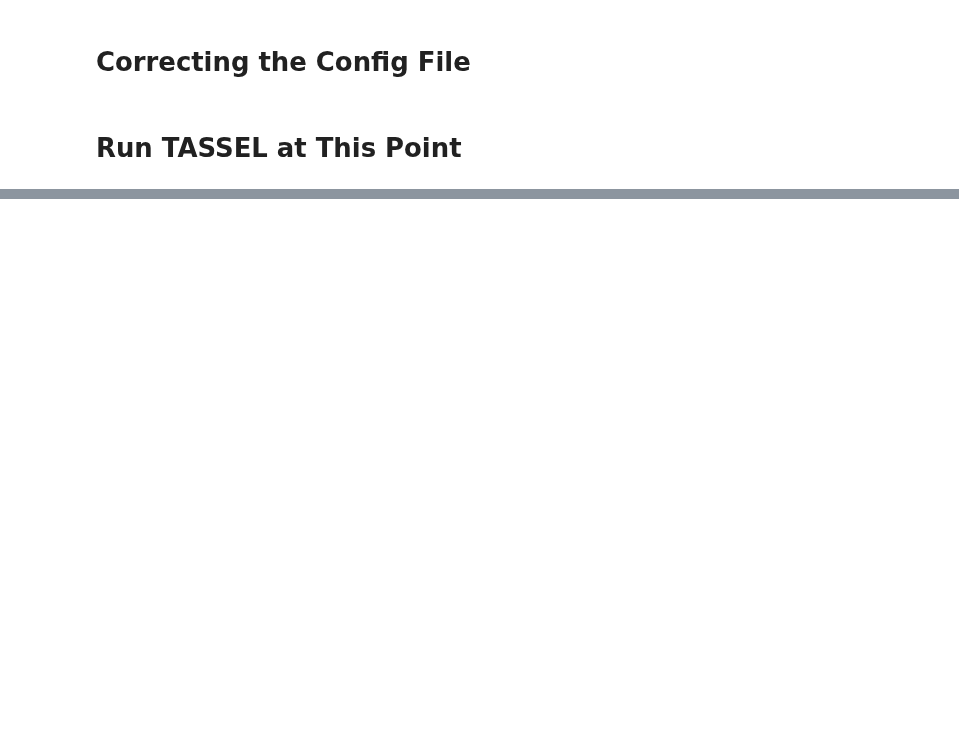
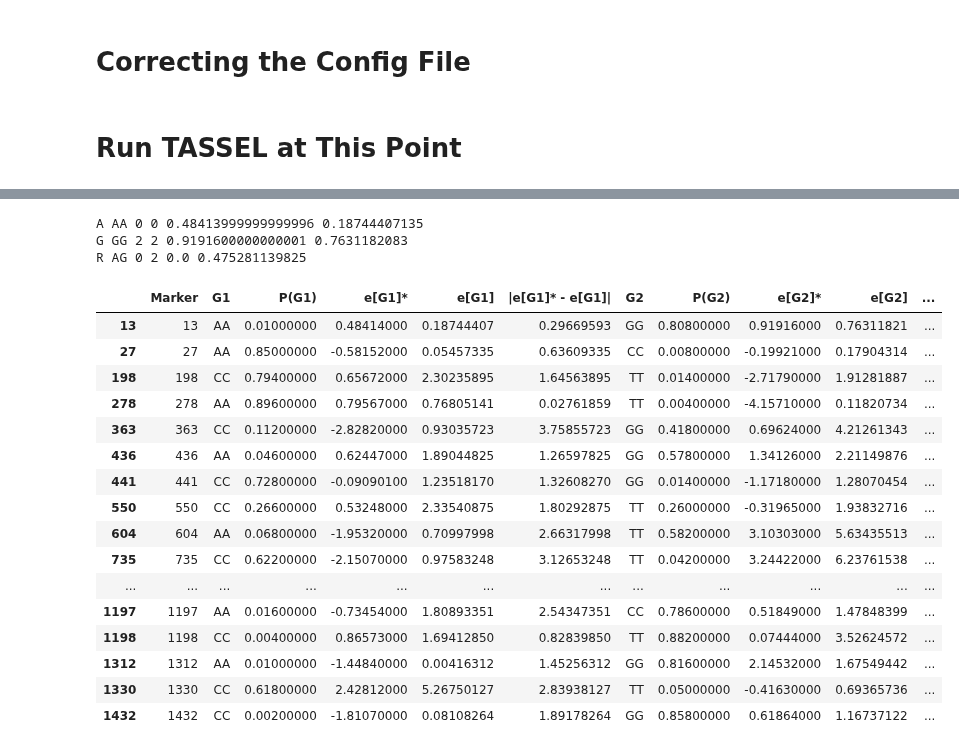
Before and after one commit to maizeatlas/saegus, a Jupyter notebook: devel/magic/1478/small_scale_run.ipynb, the cells around one changed output, grey strips where cells are left out. Drawn from its saved outputs; the diff is of its cells as text; code cells hidden in the pictures; blank space fills up the shorter version.

```diff
--- a/devel/magic/1478/small_scale_run.ipynb
+++ b/devel/magic/1478/small_scale_run.ipynb
@@ -180,0 +338,76 @@ for rep, sample_list in sample_library.items():
+# %%
+for allele in mapping_of_frames[13].Allele:
+    print(allele,
+         iupac_genotype_codes[allele],
+         snp_to_int[iupac_genotype_codes[allele][0]],
+         snp_to_int[iupac_genotype_codes[allele][1]],
+         float(mapping_of_frames[13].ix[mapping_of_frames[13].ix[:, 'Allele'] == allele].Effect),
+         ae_array[13, snp_to_int[iupac_genotype_codes[allele][0]]] +
+         ae_array[13, snp_to_int[iupac_genotype_codes[allele][1]]]
+         )
+# %% [output]
+A AA 0 0 0.48413999999999996 0.18744407135
+G GG 2 2 0.9191600000000001 0.7631182083
+R AG 0 2 0.0 0.475281139825
+# %%
+table_columns = [
+    'Marker',
+    'G1',
+    'P(G1)',
+    'e[G1]*',
+    'e[G1]',
+    '|e[G1]* - e[G1]|',
+    'G2',
+    'P(G2)',
+    'e[G2]*',
+    'e[G2]',
+    '|e[G2]* - e[G2]|',
+    'G3',
+    'P(G3)',
+    'e[G3]*',
+    'e[G3]',
+    '|e[G3]* - e[G3]|'
+]
+# %%
+genotypic_effects = pd.DataFrame(np.zeros((943, len(table_columns))), index=segregating_loci, columns=table_columns)
+# %%
+genotypic_effects.Marker = segregating_loci
+# %%
+for locus in qtl:
+    for idx, allele in enumerate(mapping_of_frames[locus].Allele):
+        current_genotype = 'G'+str(idx+1)
+        estimated_genotypic_effect_key = 'e[G'+str(idx+1)+']*'
+        estimated_effect =  float(mapping_of_frames[locus].ix[mapping_of_frames[locus].ix[:, 'Allele'] == allele].Effect)
+        true_genotypic_effect_key = 'e[G'+str(idx+1)+']'
+        true_genotypic_effect = ae_array[locus, snp_to_int[iupac_genotype_codes[allele][0]]] + ae_array[locus, snp_to_int[iupac_genotype_codes[allele][1]]]
+        genotypic_effects.ix[locus, current_genotype] = iupac_genotype_codes[allele]
+        genotypic_effects.ix[locus, estimated_genotypic_effect_key] = estimated_effect
+        genotypic_effects.ix[locus, true_genotypic_effect_key] = true_genotypic_effect
+        frq_genotype_key = 'P(G'+str(idx+1)+')'
+        frq_genotype = sample.dvars().genoFreq[locus][snp_to_int[iupac_genotype_codes[allele][0]],
+                                                      snp_to_int[iupac_genotype_codes[allele][1]]]
+        genotypic_effects.ix[locus, frq_genotype_key] = frq_genotype
+        '|e[G1]* - e[G1]|'
+        abs_difference_key = '|e['+current_genotype+']* - e['+current_genotype+']|'
+        abs_difference = abs(estimated_effect - true_genotypic_effect)
+        genotypic_effects.ix[locus, abs_difference_key] = abs_difference
+# %%
+genotypic_effects.ix[qtl]
+# %% [output]
+|  | Marker | G1 | P(G1) | e[G1]* | e[G1] | |e[G1]* - e[G1]| | G2 | P(G2) | e[G2]* | e[G2] | ... |
+| 13 | 13 | AA | 0.01000000 | 0.48414000 | 0.18744407 | 0.29669593 | GG | 0.80800000 | 0.91916000 | 0.76311821 | ... |
+| 27 | 27 | AA | 0.85000000 | -0.58152000 | 0.05457335 | 0.63609335 | CC | 0.00800000 | -0.19921000 | 0.17904314 | ... |
+| 198 | 198 | CC | 0.79400000 | 0.65672000 | 2.30235895 | 1.64563895 | TT | 0.01400000 | -2.71790000 | 1.91281887 | ... |
+| 278 | 278 | AA | 0.89600000 | 0.79567000 | 0.76805141 | 0.02761859 | TT | 0.00400000 | -4.15710000 | 0.11820734 | ... |
+| 363 | 363 | CC | 0.11200000 | -2.82820000 | 0.93035723 | 3.75855723 | GG | 0.41800000 | 0.69624000 | 4.21261343 | ... |
+| 436 | 436 | AA | 0.04600000 | 0.62447000 | 1.89044825 | 1.26597825 | GG | 0.57800000 | 1.34126000 | 2.21149876 | ... |
+| 441 | 441 | CC | 0.72800000 | -0.09090100 | 1.23518170 | 1.32608270 | GG | 0.01400000 | -1.17180000 | 1.28070454 | ... |
+| 550 | 550 | CC | 0.26600000 | 0.53248000 | 2.33540875 | 1.80292875 | TT | 0.26000000 | -0.31965000 | 1.93832716 | ... |
+| 604 | 604 | AA | 0.06800000 | -1.95320000 | 0.70997998 | 2.66317998 | TT | 0.58200000 | 3.10303000 | 5.63435513 | ... |
+| 735 | 735 | CC | 0.62200000 | -2.15070000 | 0.97583248 | 3.12653248 | TT | 0.04200000 | 3.24422000 | 6.23761538 | ... |
+| ... | ... | ... | ... | ... | ... | ... | ... | ... | ... | ... | ... |
+| 1197 | 1197 | AA | 0.01600000 | -0.73454000 | 1.80893351 | 2.54347351 | CC | 0.78600000 | 0.51849000 | 1.47848399 | ... |
+| 1198 | 1198 | CC | 0.00400000 | 0.86573000 | 1.69412850 | 0.82839850 | TT | 0.88200000 | 0.07444000 | 3.52624572 | ... |
+| 1312 | 1312 | AA | 0.01000000 | -1.44840000 | 0.00416312 | 1.45256312 | GG | 0.81600000 | 2.14532000 | 1.67549442 | ... |
+| 1330 | 1330 | CC | 0.61800000 | 2.42812000 | 5.26750127 | 2.83938127 | TT | 0.05000000 | -0.41630000 | 0.69365736 | ... |
+| 1432 | 1432 | CC | 0.00200000 | -1.81070000 | 0.08108264 | 1.89178264 | GG | 0.85800000 | 0.61864000 | 1.16737122 | ... |
```
Also changed, not shown: parts of 91 cells of this notebook, 2 other files.
